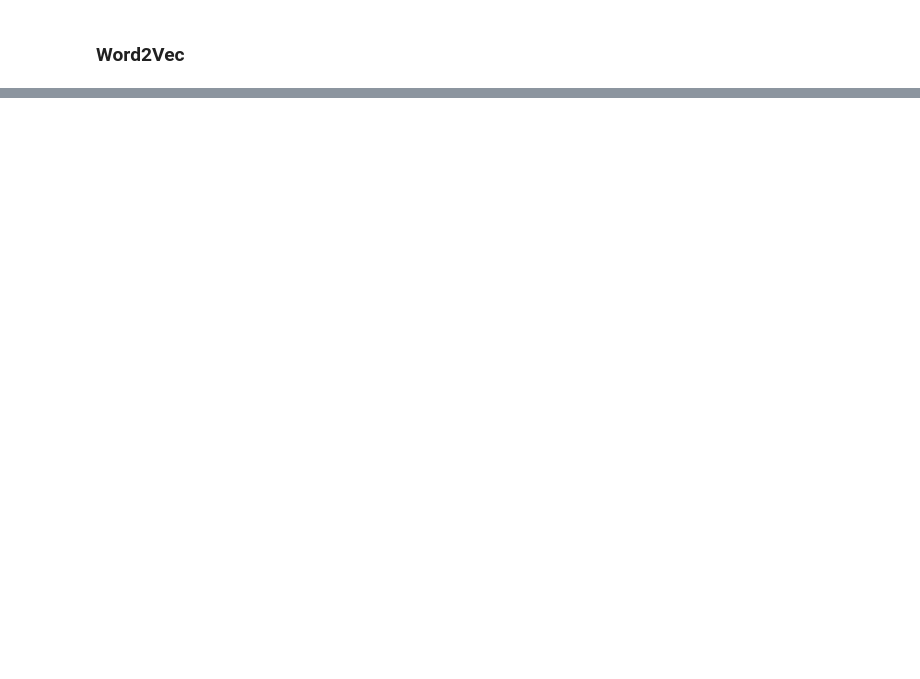
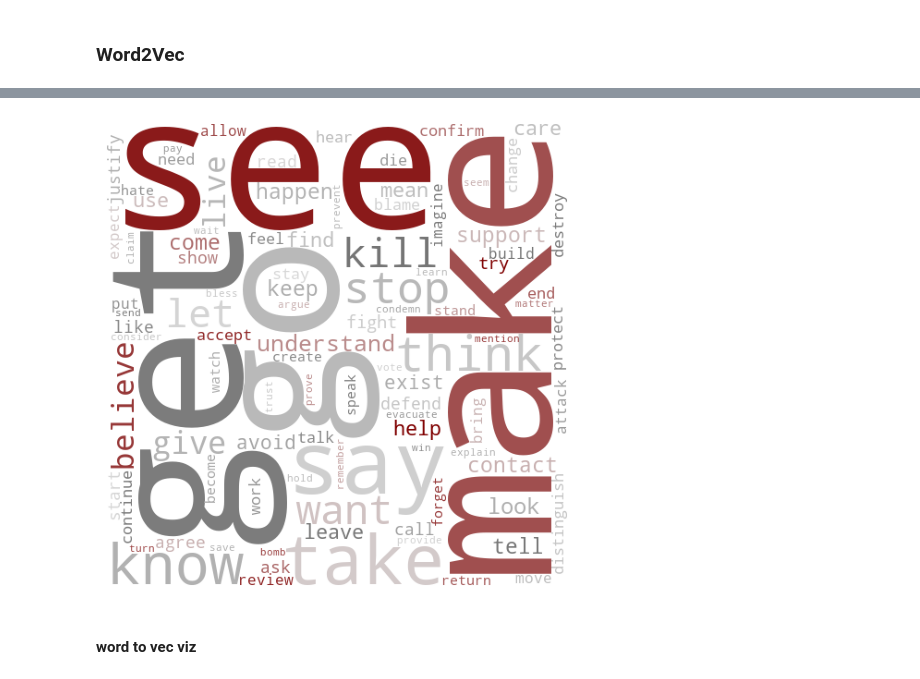
Before and after one commit to macs30122-winter24/final-project-chattbd, a Jupyter notebook: cleaning_yt_ethan.ipynb, the cells around one changed output, grey strips where cells are left out. Cells and saved outputs as stored; diff of their text form; code cells hidden in the pictures; blank space fills up the shorter version.

```diff
--- a/cleaning_yt_ethan.ipynb
+++ b/cleaning_yt_ethan.ipynb
@@ -424,0 +583,18 @@ ip_df.to_pickle("ip_df_new.pkl")
+# %%
+import wordcloud
+
+freq_dist_vb = all_sm_cfdist_POStoWord["VB"]
+# word cloud for proper nouns
+wc = wordcloud.WordCloud(width=1000, height=1000, max_words=100,
+                         colormap=cmap,background_color='white', mode='RGBA',
+                         scale=.5).generate_from_frequencies(freq_dist_vb)
+
+# Display the word cloud
+plt.figure(figsize=(10, 6))
+plt.imshow(wc)
+plt.axis('off')
+plt.show()
+# %% [output]
+[figure, added]
+# %% [markdown]
+#### word to vec viz
```
Also changed, not shown: parts of 35 cells of this notebook, 1 other file.
